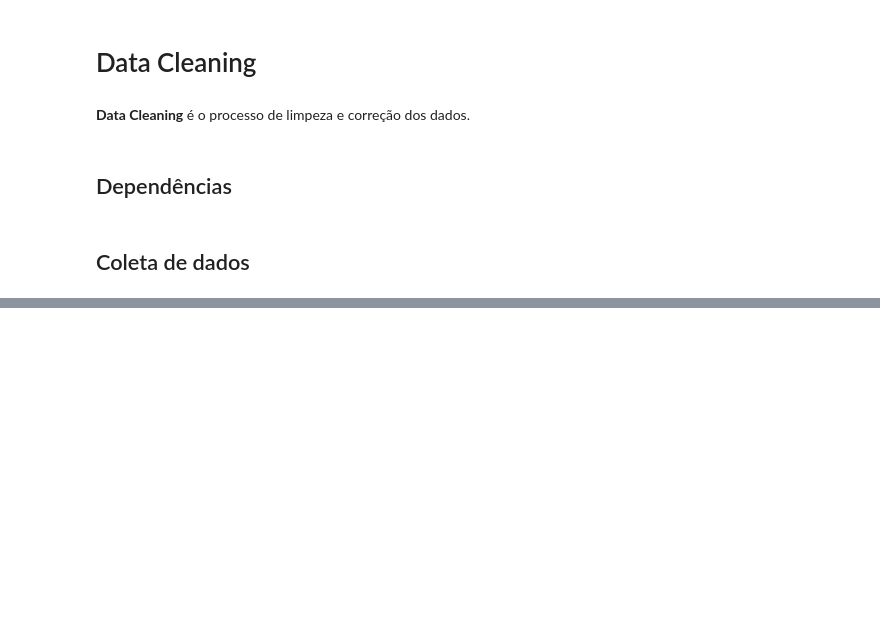
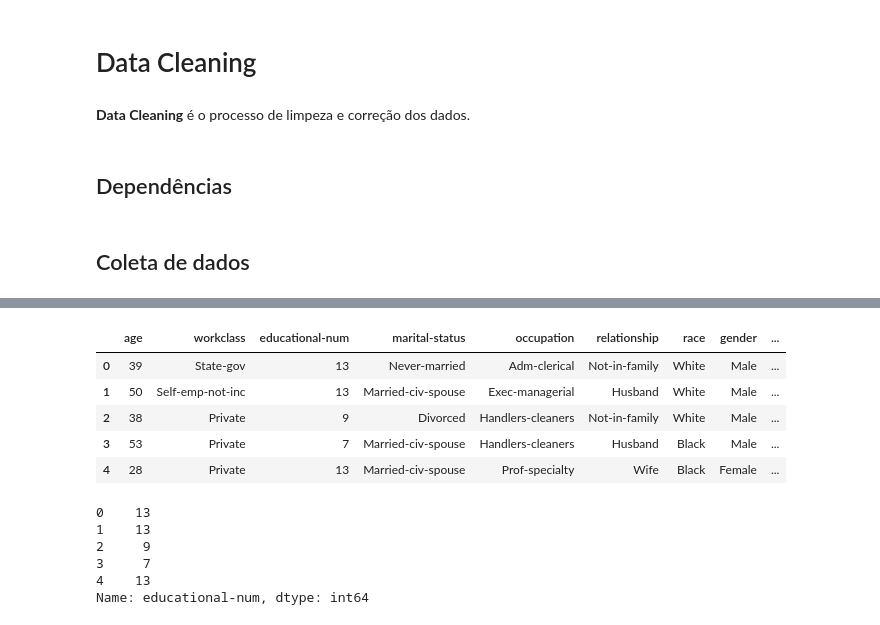
Before and after one commit to wellingtondantas/Data-Science, a Jupyter notebook: DS-Base/Analysis/Data-Cleaning.ipynb, the cells around one changed output, grey strips where cells are left out. Saved outputs shown, nothing was run; the diff lists cells and outputs as text; code cells hidden in the pictures; blank space fills up the shorter version.

```diff
--- a/DS-Base/Analysis/Data-Cleaning.ipynb
+++ b/DS-Base/Analysis/Data-Cleaning.ipynb
@@ -20,0 +125,24 @@ df.head()
+# %%
+# Preenche os valores faltantes com informação
+
+df.fillna(0).head()
+# %% [output]
+|  | age | workclass | educational-num | marital-status | occupation | relationship | race | gender | ... |
+| 0 | 39 | State-gov | 13 | Never-married | Adm-clerical | Not-in-family | White | Male | ... |
+| 1 | 50 | Self-emp-not-inc | 13 | Married-civ-spouse | Exec-managerial | Husband | White | Male | ... |
+| 2 | 38 | Private | 9 | Divorced | Handlers-cleaners | Not-in-family | White | Male | ... |
+| 3 | 53 | Private | 7 | Married-civ-spouse | Handlers-cleaners | Husband | Black | Male | ... |
+| 4 | 28 | Private | 13 | Married-civ-spouse | Prof-specialty | Wife | Black | Female | ... |
+# %%
+# Preenche os valores faltante com a mediana da coluna
+
+median = df['educational-num'].median()
+
+df['educational-num'].fillna(median).head()
+# %% [output]
+0    13
+1    13
+2     9
+3     7
+4    13
+Name: educational-num, dtype: int64
```
Also changed, not shown: parts of 23 cells of this notebook, 2 other files.
